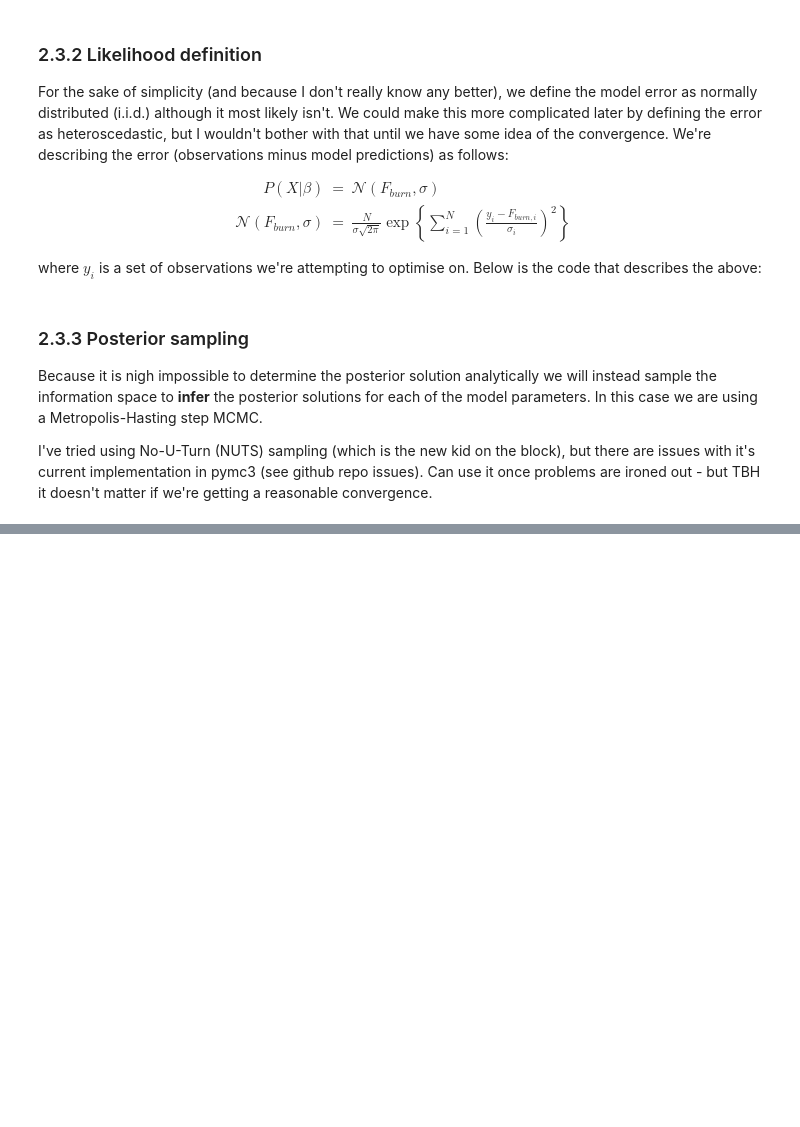
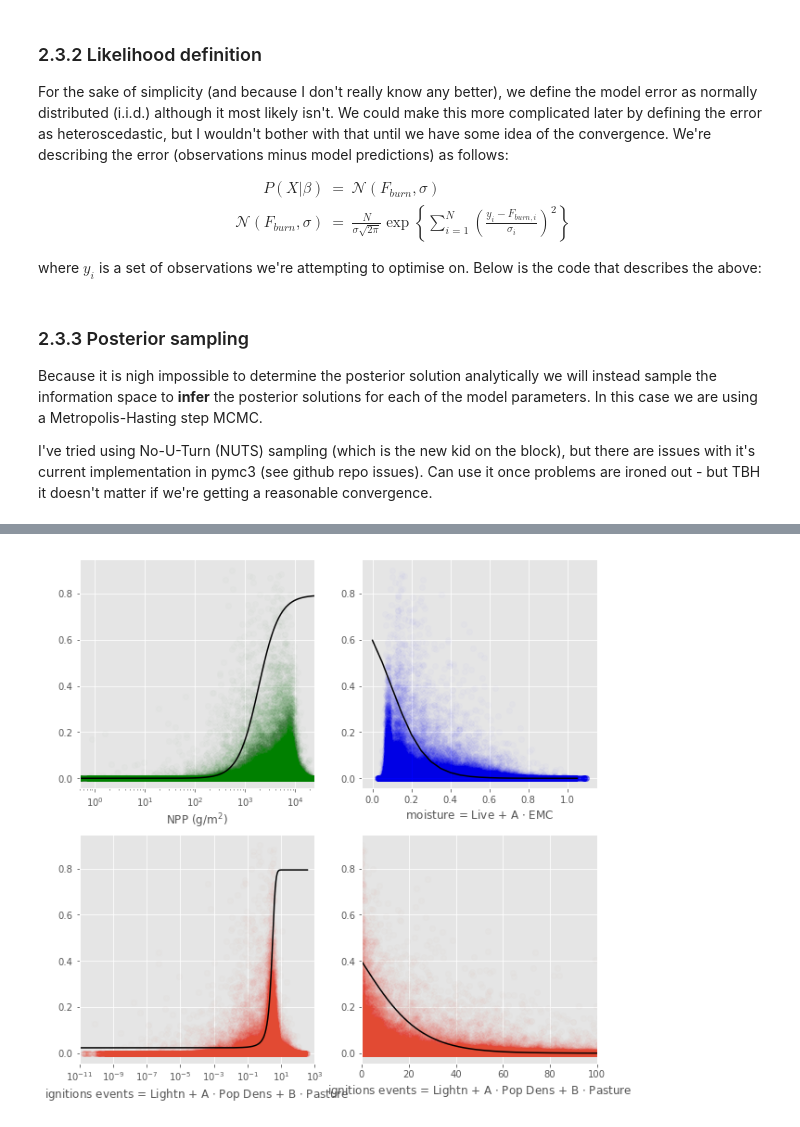
Before and after one commit to rhyswhitley/fire_limitation, a Jupyter notebook: notebooks/bayesian_inference.ipynb, the cells around one changed output, grey strips where cells are left out. Drawn from its saved outputs; the diff is of its cells as text; code cells hidden in the pictures; blank space fills up the shorter version.

```diff
--- a/notebooks/bayesian_inference.ipynb
+++ b/notebooks/bayesian_inference.ipynb
@@ -349,0 +376,99 @@ variables2Plot = ['maxFire'       ,
+# %%
+from pdb import set_trace as browser
+plt.figure(figsize=(10, 10))
+
+def pltVsFire(x, xlab, pnt = 'o', *args, **kw):
+    plt.plot(x, fd.fire, pnt, alpha = 0.01, *args, **kw)
+    plt.xlabel(xlab)
+
+def np_sigmoid(x, k, x0):
+    """
+    Sigmoid function to describe limitation using tensor
+    """
+    return 1.0/(1.0 + np.exp(-k*(x - x0)))
+
+def meanParam(x, x0, k, kmult = 1):
+    x0 = np.mean(vals[x0])
+    k  = np.mean(vals[k]) * kmult
+
+    y = np.mean(vals['maxFire']) * np_sigmoid(x, k, x0)
+    return y
+
+
+####################
+## Fuel           ##
+####################
+plt.subplot(2, 2, 1)
+## scatter plot
+pltVsFire(fd["NPP"].values, "NPP (g/m$^2$)", 'go')
+
+## Line of best fit
+Fuel = np.arange(-6, fd.fuel.max(), 0.01)
+l_fuel = meanParam(Fuel, 'fuel_x0', 'fuel_k')
+NPP = np.exp(Fuel)
+plt.plot(NPP, l_fuel, 'k')
+
+plt.xscale('log')
+plt.xlim([0.5, fd.NPP.max()])
+
+
+####################
+## Moisture       ##
+####################
+plt.subplot(2, 2, 2)
+## scatter plot
+cM = np.mean(vals['cM'])
+f_moisture = moisture(fd["alpha"].values, fd["emc"].values, cM)
+pltVsFire(f_moisture , "moisture = Live + A $\cdot$ EMC",'bo')
+
+## Line of best fit
+mst = np.arange(0.0, f_moisture.max(), 0.05)
+l_moisture = meanParam(mst, 'moisture_x0', 'moisture_k', -1)
+plt.plot(mst, l_moisture, 'k')
+
+
+####################
+## Igntions       ##
+####################
+plt.subplot(2, 2, 3)
+## scatter plot
+cP  = np.mean(vals['cP' ])
+cD1 = np.mean(vals['cD1'])
+
+f_ignite = ignition(fd["lightning_ignitions"].values, \
+                    fd["pasture"].values, \
+                    fd["population_density"].values, \
+                    cP, cD1)
+
+pltVsFire(f_ignite, "ignitions events = Lightn + A $\cdot$ Pop Dens + B $\cdot$ Pasture")
+
+## Line of best fit
+Ignite = np.arange(-30, np.log(f_ignite.max()), 0.01)
+Ignite = np.exp(Ignite)
+
+l_Ignite = meanParam(Ignite, 'igntions_x0', 'igntions_k')
+
+plt.plot(Ignite, l_Ignite, 'k')
+plt.xscale('log')
+plt.xlim(10**(-11), 10**3)
+
+####################
+## Suppression    ##
+####################
+plt.subplot(2, 2, 4)
+#scatter plot
+cD2 = np.mean(vals['cD2'])
+f_suppression = supression(fd["cropland"].values, \
+                           fd["population_density"].values, \
+                           cD2)
+
+pltVsFire(f_suppression, "ignitions events = Lightn + A $\cdot$ Pop Dens + B $\cdot$ Pasture")
+
+# Line of best fit
+Suppress = np.arange(0, 100, 0.01)
+l_suppression = meanParam(Suppress, 'suppression_x0', 'suppression_k', -1)
+
+plt.plot(Suppress, l_suppression, 'k')
+#plt.xscale('log')
+plt.xlim(0, 100)
+# %% [output]
@@ -349,0 +476 @@ variables2Plot = ['maxFire'       ,
+[figure, added]
```
Also changed, not shown: parts of 10 cells of this notebook.
